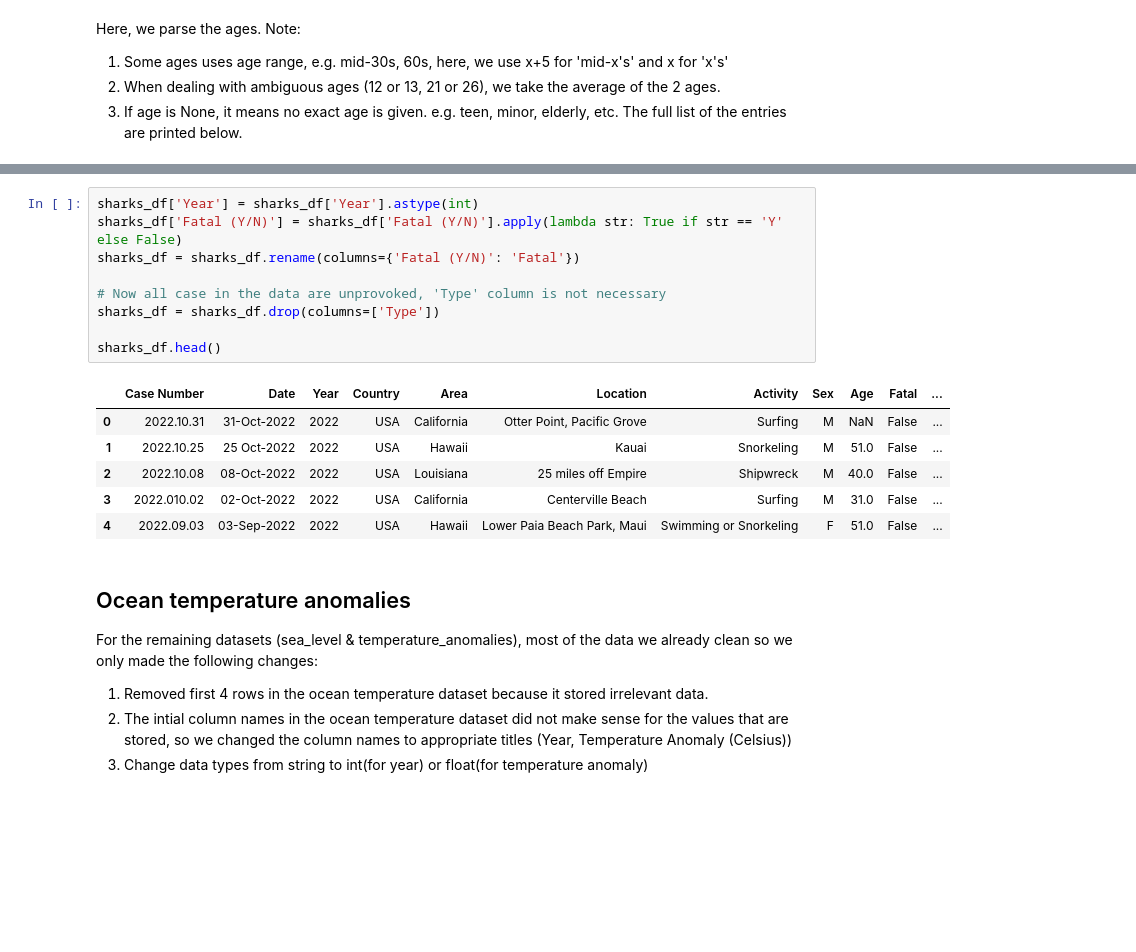
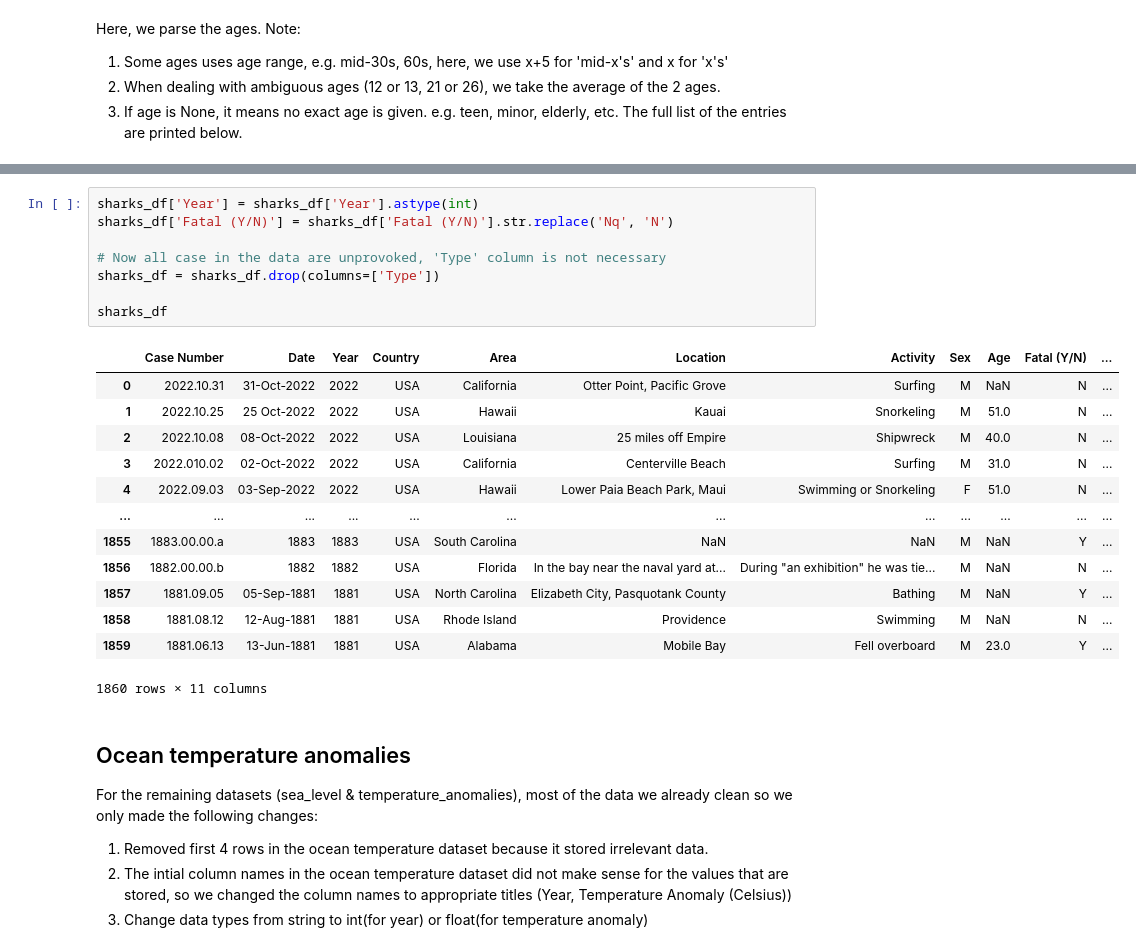
Before and after one commit to AndyCesium/COGS108_project, a Jupyter notebook: EDACheckpointGroup_064-Fa22.ipynb, the cells around one changed output, grey strips where cells are left out. Drawn from its saved outputs; the diff is of its cells as text; blank space fills up the shorter version.

```diff
--- a/EDACheckpointGroup_064-Fa22.ipynb
+++ b/EDACheckpointGroup_064-Fa22.ipynb
@@ -266,20 +266,26 @@ Elderly
 9 & 12
 # %%
 sharks_df['Year'] = sharks_df['Year'].astype(int)
-sharks_df['Fatal (Y/N)'] = sharks_df['Fatal (Y/N)'].apply(lambda str: True if str == 'Y' else False)
-sharks_df = sharks_df.rename(columns={'Fatal (Y/N)': 'Fatal'})
+sharks_df['Fatal (Y/N)'] = sharks_df['Fatal (Y/N)'].str.replace('Nq', 'N')
 
 # Now all case in the data are unprovoked, 'Type' column is not necessary
 sharks_df = sharks_df.drop(columns=['Type'])
 
-sharks_df.head()
+sharks_df
 # %% [output]
-|  | Case Number | Date | Year | Country | Area | Location | Activity | Sex | Age | Fatal | ... |
-| 0 | 2022.10.31 | 31-Oct-2022 | 2022 | USA | California | Otter Point, Pacific Grove | Surfing | M | NaN | False | ... |
-| 1 | 2022.10.25 | 25 Oct-2022 | 2022 | USA | Hawaii | Kauai | Snorkeling | M | 51.0 | False | ... |
-| 2 | 2022.10.08 | 08-Oct-2022 | 2022 | USA | Louisiana | 25 miles off Empire | Shipwreck | M | 40.0 | False | ... |
-| 3 | 2022.010.02 | 02-Oct-2022 | 2022 | USA | California | Centerville Beach | Surfing | M | 31.0 | False | ... |
-| 4 | 2022.09.03 | 03-Sep-2022 | 2022 | USA | Hawaii | Lower Paia Beach Park, Maui | Swimming or Snorkeling | F | 51.0 | False | ... |
+|  | Case Number | Date | Year | Country | Area | Location | Activity | Sex | Age | Fatal (Y/N) | ... |
+| 0 | 2022.10.31 | 31-Oct-2022 | 2022 | USA | California | Otter Point, Pacific Grove | Surfing | M | NaN | N | ... |
+| 1 | 2022.10.25 | 25 Oct-2022 | 2022 | USA | Hawaii | Kauai | Snorkeling | M | 51.0 | N | ... |
+| 2 | 2022.10.08 | 08-Oct-2022 | 2022 | USA | Louisiana | 25 miles off Empire | Shipwreck | M | 40.0 | N | ... |
+| 3 | 2022.010.02 | 02-Oct-2022 | 2022 | USA | California | Centerville Beach | Surfing | M | 31.0 | N | ... |
+| 4 | 2022.09.03 | 03-Sep-2022 | 2022 | USA | Hawaii | Lower Paia Beach Park, Maui | Swimming or Snorkeling | F | 51.0 | N | ... |
+| ... | ... | ... | ... | ... | ... | ... | ... | ... | ... | ... | ... |
+| 1855 | 1883.00.00.a | 1883 | 1883 | USA | South Carolina | NaN | NaN | M | NaN | Y | ... |
+| 1856 | 1882.00.00.b | 1882 | 1882 | USA | Florida | In the bay near the naval yard at... | During "an exhibition" he was tie... | M | NaN | N | ... |
+| 1857 | 1881.09.05 | 05-Sep-1881 | 1881 | USA | North Carolina | Elizabeth City, Pasquotank County | Bathing | M | NaN | Y | ... |
+| 1858 | 1881.08.12 | 12-Aug-1881 | 1881 | USA | Rhode Island | Providence | Swimming | M | NaN | N | ... |
+| 1859 | 1881.06.13 | 13-Jun-1881 | 1881 | USA | Alabama | Mobile Bay | Fell overboard | M | 23.0 | Y | ... |
+1860 rows × 11 columns
 # %% [markdown]
 ## Ocean temperature anomalies
 
```
Also changed, not shown: parts of 4 cells of this notebook.
